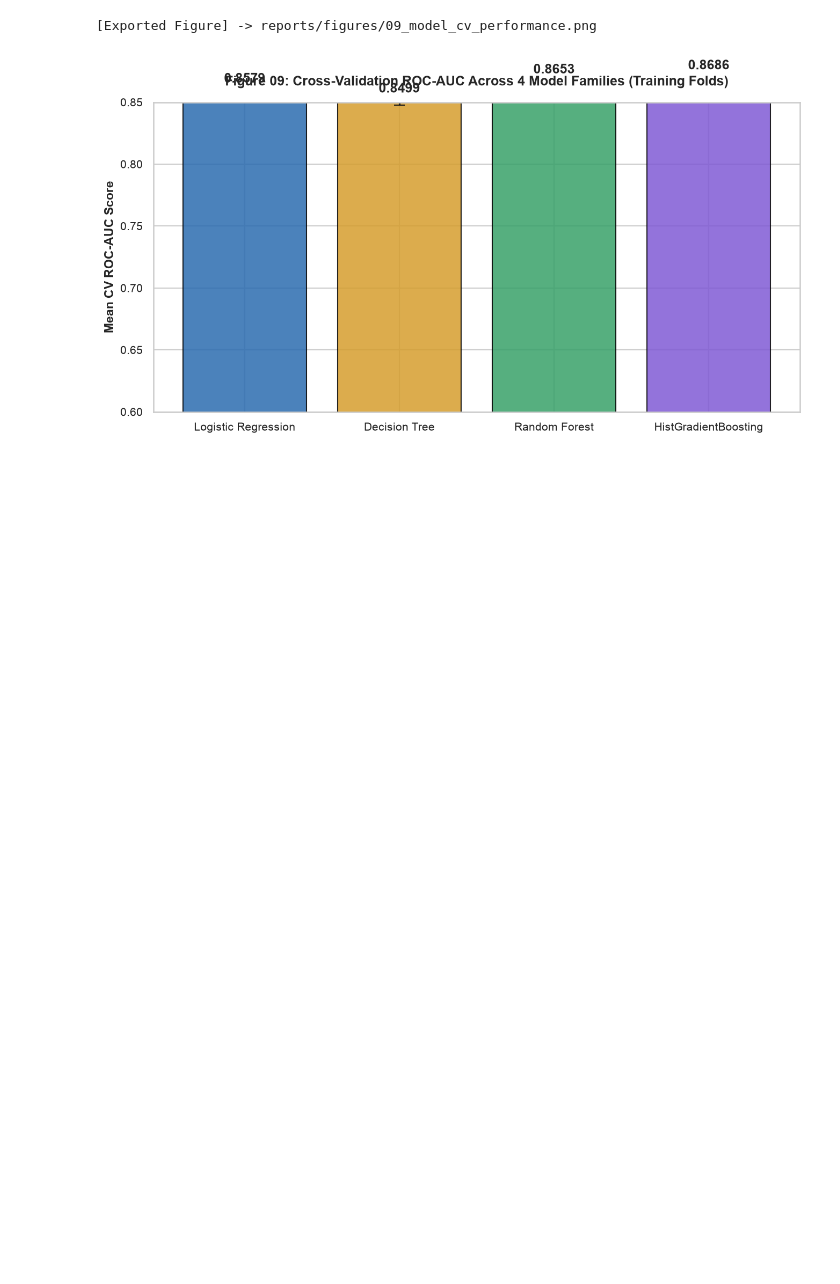
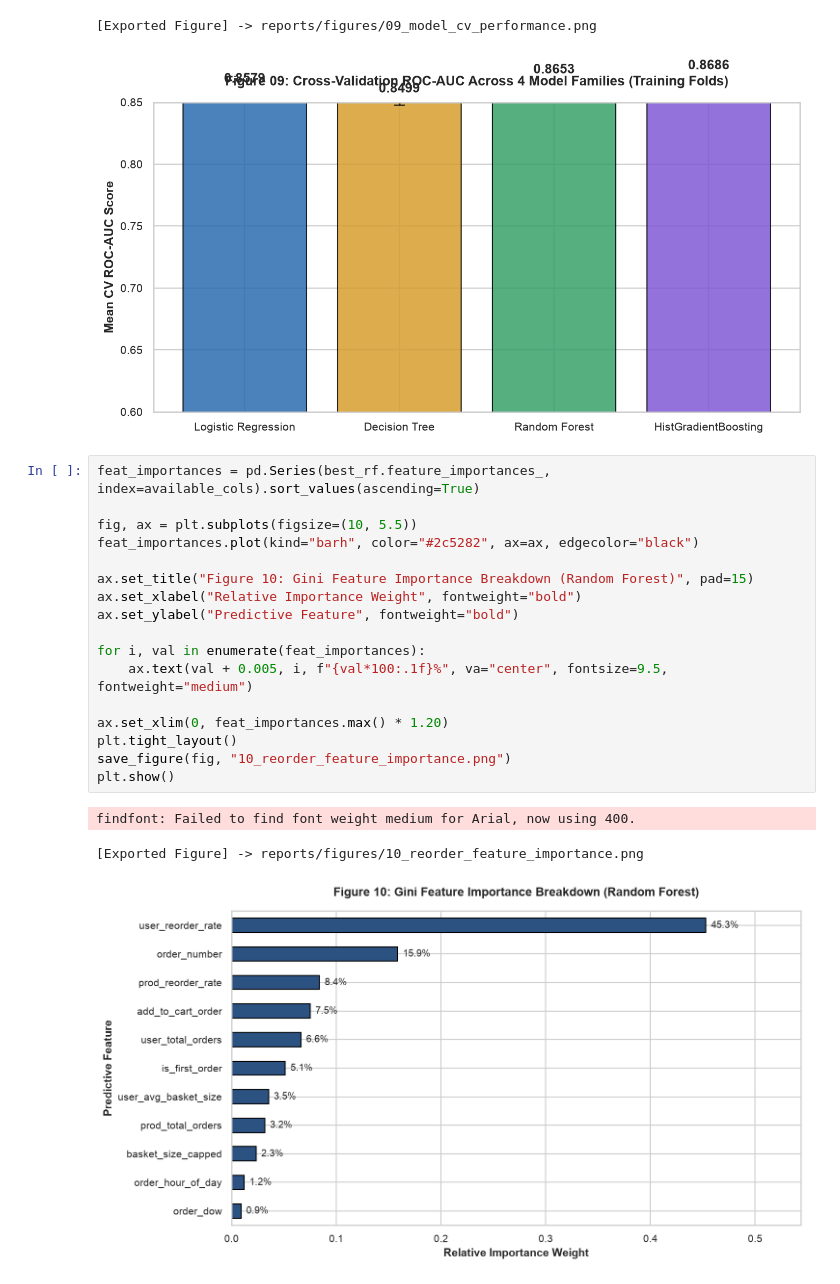
Before and after one commit to Chathuka-Pehesara/supermarket-basket-reorder-analytics, a Jupyter notebook: notebooks/03_reorder_prediction.ipynb, the cells around one changed output. Cells and saved outputs as stored; diff of their text form; blank space fills up the shorter version.

```diff
--- a/notebooks/03_reorder_prediction.ipynb
+++ b/notebooks/03_reorder_prediction.ipynb
@@ -396,3 +392,24 @@ plt.show()
 # %% [output]
 [Exported Figure] -> reports/figures/09_model_cv_performance.png
 [figure]
+# %%
+feat_importances = pd.Series(best_rf.feature_importances_, index=available_cols).sort_values(ascending=True)
+
+fig, ax = plt.subplots(figsize=(10, 5.5))
+feat_importances.plot(kind="barh", color="#2c5282", ax=ax, edgecolor="black")
+
+ax.set_title("Figure 10: Gini Feature Importance Breakdown (Random Forest)", pad=15)
+ax.set_xlabel("Relative Importance Weight", fontweight="bold")
+ax.set_ylabel("Predictive Feature", fontweight="bold")
+
+for i, val in enumerate(feat_importances):
+    ax.text(val + 0.005, i, f"{val*100:.1f}%", va="center", fontsize=9.5, fontweight="medium")
+
+ax.set_xlim(0, feat_importances.max() * 1.20)
+plt.tight_layout()
+save_figure(fig, "10_reorder_feature_importance.png")
+plt.show()
+# %% [output]
+findfont: Failed to find font weight medium for Arial, now using 400.
+[Exported Figure] -> reports/figures/10_reorder_feature_importance.png
+[figure, added]
```
Also changed, not shown: parts of 3 cells of this notebook, 3 other files.
